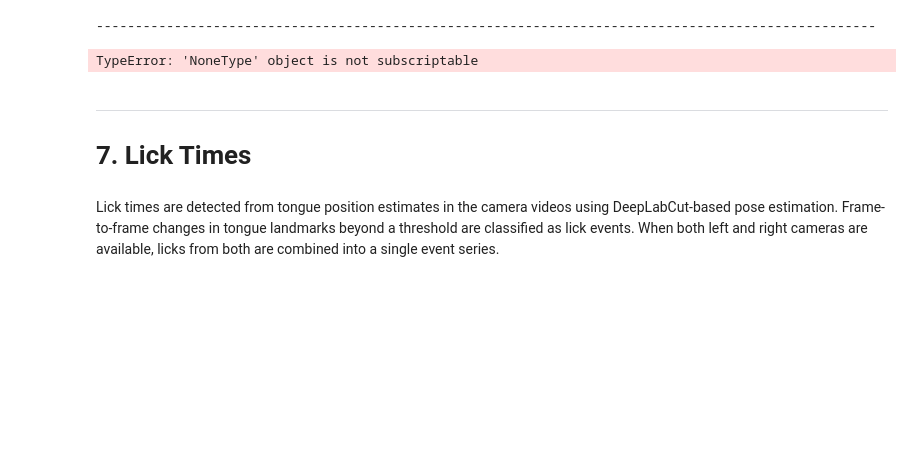
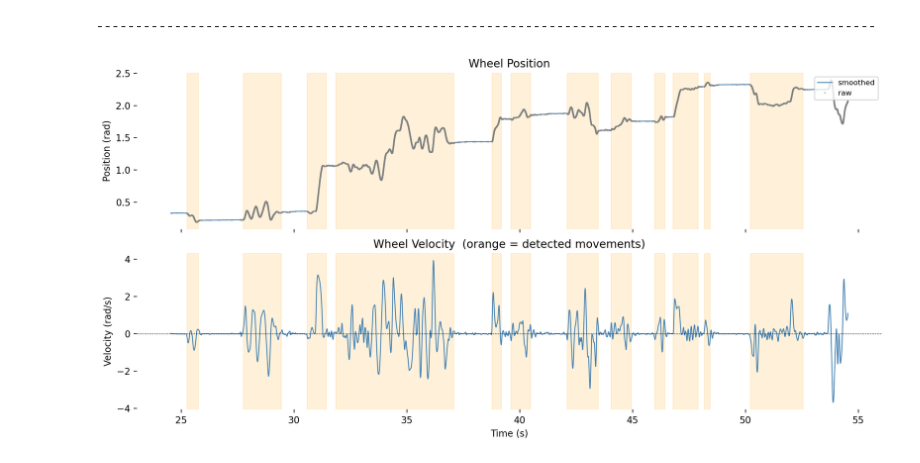
Before and after one commit to catalystneuro/IBL-mesoscope-to-nwb, a Jupyter notebook: src/ibl_mesoscope_to_nwb/mesoscope2025/tutorials/behavior.ipynb, the cells around one changed output. Cells and saved outputs as stored; diff of their text form; code cells hidden in the pictures; blank space fills up the shorter version.

```diff
--- a/src/ibl_mesoscope_to_nwb/mesoscope2025/tutorials/behavior.ipynb
+++ b/src/ibl_mesoscope_to_nwb/mesoscope2025/tutorials/behavior.ipynb
@@ -351,57 +446,59 @@ WheelMovementIntervals
 | 4 | 22.981 | 24.308 | 0.336964 |
 ----------------------------------------------------------------------------------------------------
 # %%
-# --- Plot wheel position and velocity with movement intervals highlighted ---
-wheel_module = nwbfile.processing['wheel']
+wheel_module = nwbfile.processing["wheel"]
 
-pos_series = wheel_module['WheelPositionSmoothed']
-vel_series = wheel_module["WheelVelocitySmoothed"]
-mov_intervals = wheel_module['WheelMovementIntervals']
+# Load smoothed position and velocity (1000 Hz uniform grid, stored with rate+starting_time)
+pos_smooth = wheel_module["WheelPositionSmoothed"]
+vel_smooth = wheel_module["WheelVelocitySmoothed"]
+movements = wheel_module["WheelMovementIntervals"]
 
-# Use a 30-second window starting just before the first trial
-trials_df = nwbfile.intervals['trials'].to_dataframe()
-t_win_start = trials_df['start_time'].iloc[0] - 2.0
-t_win_end = t_win_start + 30.0
+# Reconstruct timestamps for rate-based series
+n_smooth = pos_smooth.data.shape[0]
+t_smooth = pos_smooth.starting_time + np.arange(n_smooth) / pos_smooth.rate
+p_smooth = pos_smooth.data[:]
+v_smooth = vel_smooth.data[:]
 
-t_pos = pos_series.timestamps[:] # --> only rate and starting time
-pos_mask = (t_pos >= t_win_start) & (t_pos <= t_win_end)
+# Raw position uses irregular timestamps (event-driven encoder edges)
+pos_raw = wheel_module["WheelPosition"]
+t_raw = pos_raw.timestamps[:]
+p_raw = pos_raw.data[:]
 
-t_vel = vel_series.timestamps[:]
-vel_mask = (t_vel >= t_win_start) & (t_vel <= t_win_end)
+# Show a 30-second window starting just before the first trial
+trial_start = float(nwbfile.trials["start_time"][0])
+t_win_start = trial_start - 2.0
+t_win_end = trial_start + 28.0
 
-mov_df = mov_intervals.to_dataframe()
-mov_in_win = mov_df[(mov_df['start_time'] >= t_win_start) & (mov_df['stop_time'] <= t_win_end)]
+smooth_mask = (t_smooth >= t_win_start) & (t_smooth <= t_win_end)
+raw_mask = (t_raw >= t_win_start) & (t_raw <= t_win_end)
 
-fig, axes = plt.subplots(2, 1, figsize=(12, 6), dpi=150, sharex=True)
+# Movement intervals in window
+mov_df = movements.to_dataframe()
+mov_in_win = mov_df[(mov_df["start_time"] >= t_win_start) & (mov_df["stop_time"] <= t_win_end)]
 
-# Position
-axes[0].plot(t_pos[pos_mask], pos_series.data[pos_mask], color='steelblue', linewidth=1.0)
+fig, axes = plt.subplots(2, 1, figsize=(12, 6), dpi=200, sharex=True)
+
+# --- Top: wheel position ---
+axes[0].plot(t_smooth[smooth_mask], p_smooth[smooth_mask], color="steelblue", linewidth=1.0, label="smoothed")
+axes[0].plot(t_raw[raw_mask], p_raw[raw_mask], ".", color="gray", markersize=1.5, alpha=0.5, label="raw")
 for _, row in mov_in_win.iterrows():
-    axes[0].axvspan(row['start_time'], row['stop_time'], alpha=0.2, color='orange')
-axes[0].set_ylabel('Position (rad)')
-axes[0].set_title('Wheel Position (orange = detected movements)')
+    axes[0].axvspan(row["start_time"], row["stop_time"], alpha=0.15, color="orange")
+axes[0].set_ylabel("Position (rad)")
+axes[0].set_title("Wheel Position")
+axes[0].legend(loc="upper right", fontsize=8)
 axes[0].set_frame_on(False)
 
-# Velocity
-axes[1].plot(t_vel[vel_mask], vel_series.data[vel_mask], color='steelblue', linewidth=1.0)
-axes[1].axhline(0, color='black', linewidth=0.5, linestyle='--')
+# --- Bottom: smoothed velocity with movement intervals ---
+axes[1].plot(t_smooth[smooth_mask], v_smooth[smooth_mask], color="steelblue", linewidth=1.0)
+axes[1].axhline(0, color="black", linewidth=0.5, linestyle="--")
 for _, row in mov_in_win.iterrows():
-    axes[1].axvspan(row['start_time'], row['stop_time'], alpha=0.2, color='orange')
-axes[1].set_xlabel('Time (s)')
-axes[1].set_ylabel('Velocity (rad/s)')
-axes[1].set_title('Wheel Velocity')
+    axes[1].axvspan(row["start_time"], row["stop_time"], alpha=0.15, color="orange")
+axes[1].set_xlabel("Time (s)")
+axes[1].set_ylabel("Velocity (rad/s)")
+axes[1].set_title("Wheel Velocity  (orange = detected movements)")
 axes[1].set_frame_on(False)
 
 plt.tight_layout()
 plt.show()
 # %% [output]
-TypeError: 'NoneType' object is not subscriptable
+[figure, added]
-# %% [markdown]
----
-
-# 7. Lick Times <a id="licks"></a>
-# %% [markdown]
-Lick times are detected from tongue position estimates in the camera videos using
-DeepLabCut-based pose estimation. Frame-to-frame changes in tongue landmarks beyond a
-threshold are classified as lick events. When both left and right cameras are available,
-licks from both are combined into a single event series.
```
Also changed, not shown: parts of 21 cells of this notebook.
